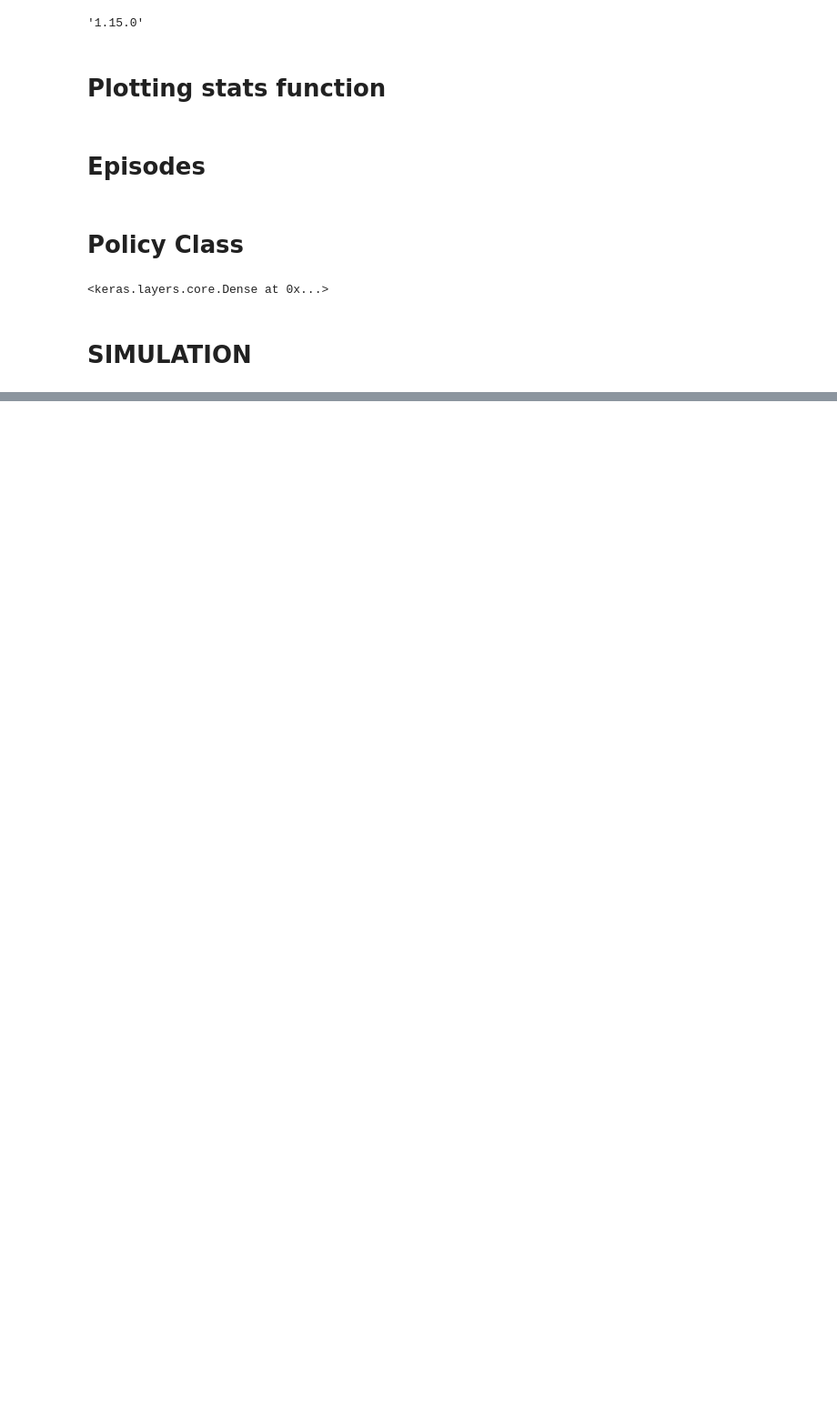
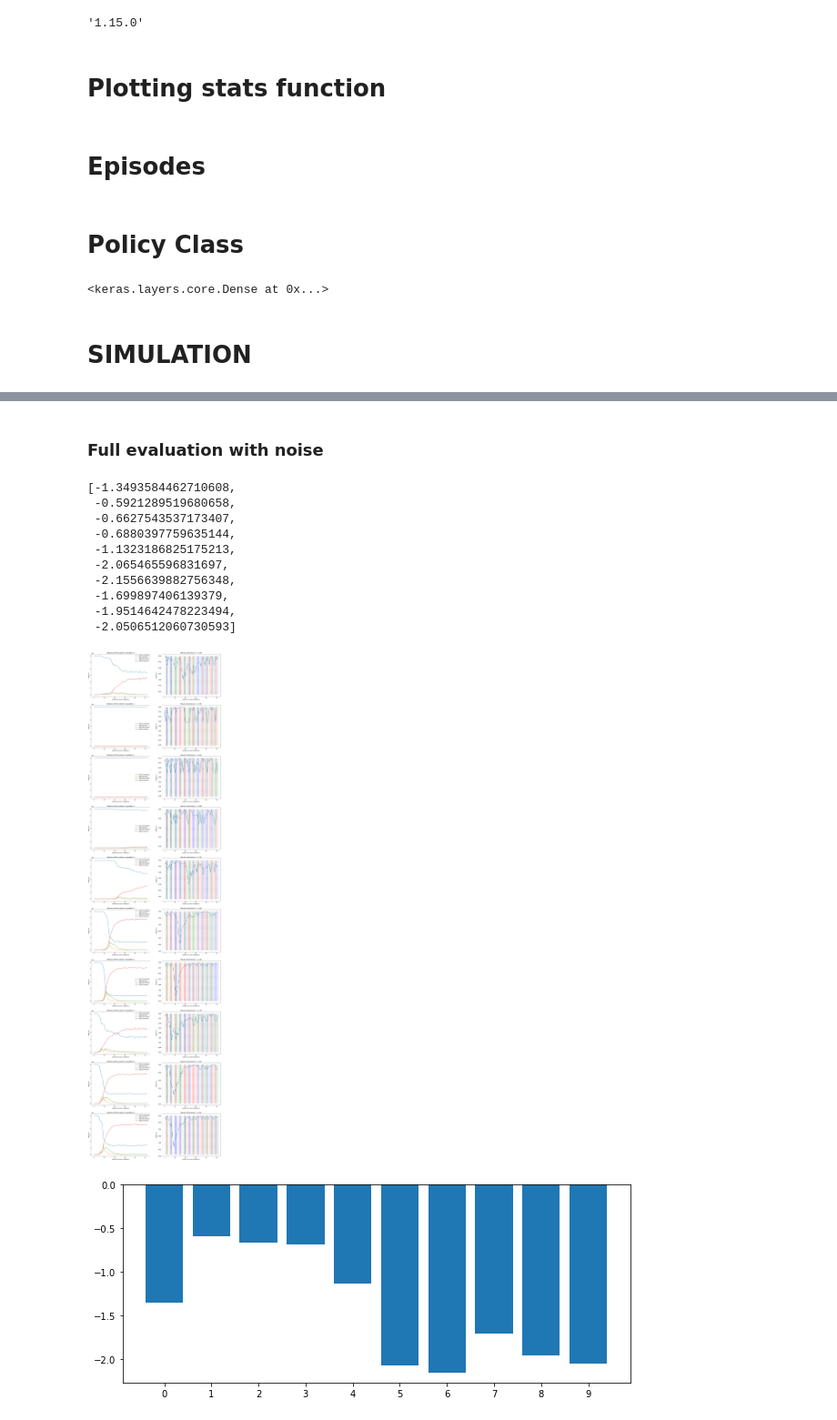
Before and after one commit to erolm-a/ai-coursework-2020, a Jupyter notebook: notebooks/run_policy-search_rbf.ipynb, the cells around one changed output, grey strips where cells are left out. Shown at 91% size. Drawn from its saved outputs; the diff is of its cells as text; code cells hidden in the pictures; blank space fills up the shorter version.

```diff
--- a/notebooks/run_policy-search_rbf.ipynb
+++ b/notebooks/run_policy-search_rbf.ipynb
@@ -411,0 +499,17 @@ plot_episode_stats(stats)
+# %% [markdown]
+### Full evaluation with noise
+# %%
+utils.evaluate(approximator_dl, full_eval=True, noisy=True, verbose=False)
+# %% [output]
+[-1.3493584462710608,
+ -0.5921289519680658,
+ -0.6627543537173407,
+ -0.6880397759635144,
+ -1.1323186825175213,
+ -2.065465596831697,
+ -2.1556639882756348,
+ -1.699897406139379,
+ -1.9514642478223494,
+ -2.0506512060730593]
+[figure, added]
+[figure, added]
```
Also changed, not shown: parts of 20 cells of this notebook.
